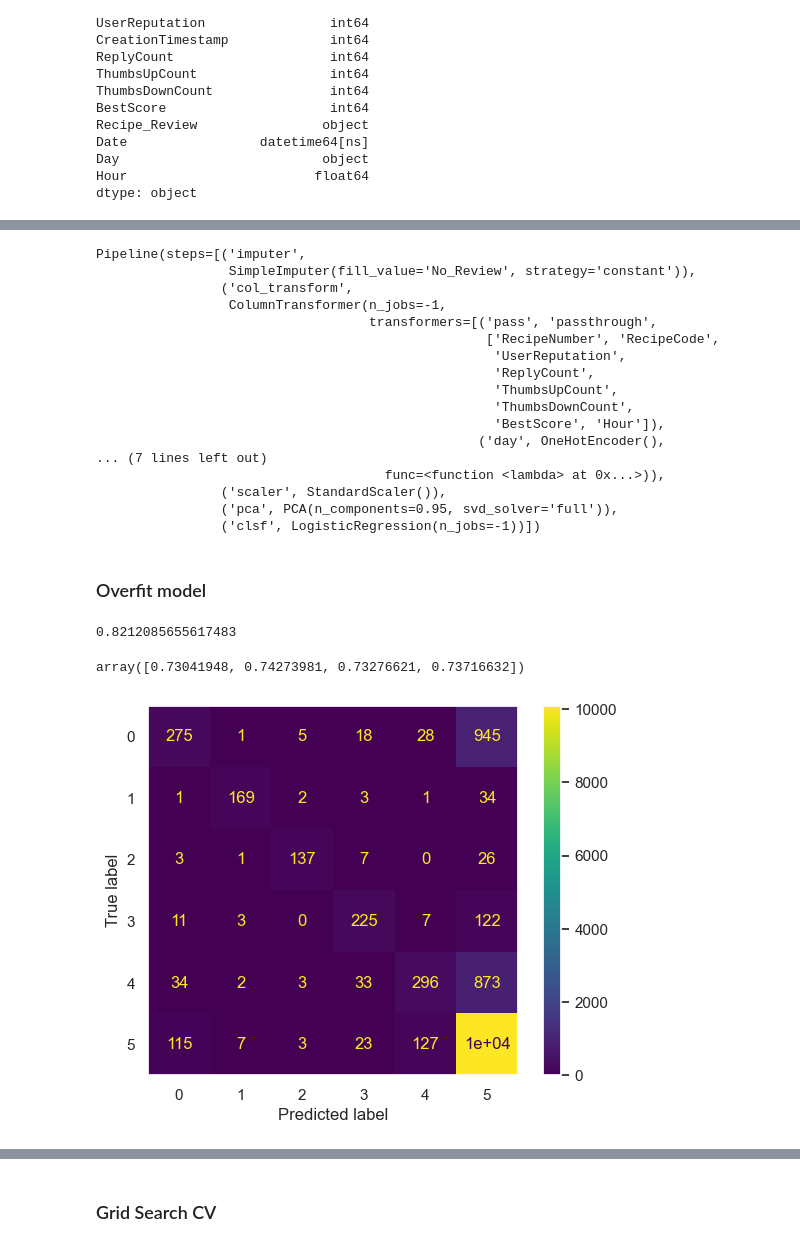
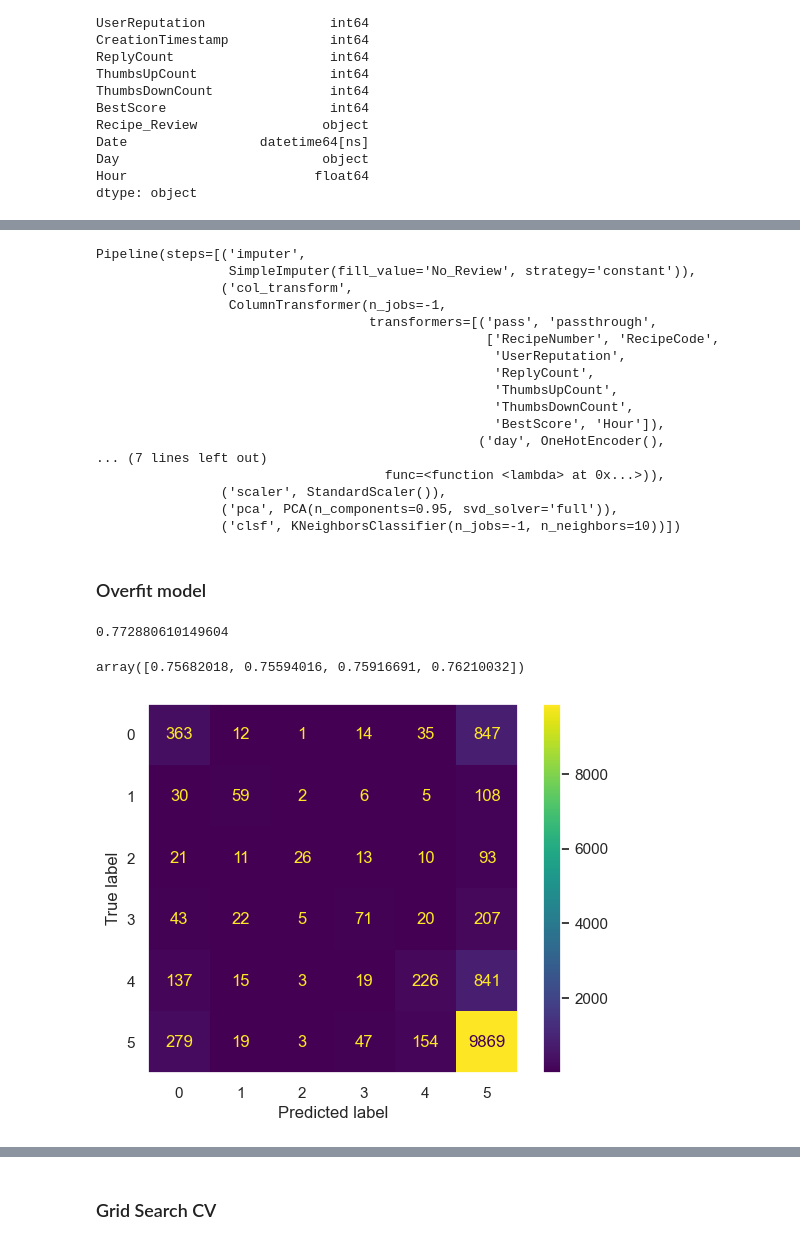
Before and after one commit to seg-fault123/mlp_project, a Jupyter notebook: preprocessing.ipynb, the cells around one changed output, grey strips where cells are left out. Saved outputs shown, nothing was run; the diff lists cells and outputs as text; code cells hidden in the pictures.

```diff
--- a/preprocessing.ipynb
+++ b/preprocessing.ipynb
@@ -138,14 +138,14 @@ col_transform=ColumnTransformer([('pass', 'passthrough', ['RecipeNumber', 'Recip
                                  ('day', OneHotEncoder(), ['Day']),
                                  ('vect2', CountVectorizer(stop_words='english', max_features=1000), 'Recipe_Review')], n_jobs=-1)
 
-log_reg_pipeline=Pipeline([('imputer', SimpleImputer(fill_value='No_Review', strategy='constant').set_output(transform='pandas')),
+pipeline=Pipeline([('imputer', SimpleImputer(fill_value='No_Review', strategy='constant').set_output(transform='pandas')),
                            ('col_transform', col_transform),
                            ('dense', FunctionTransformer(lambda x: x.toarray(), accept_sparse=True)),
                            ('scaler', StandardScaler()),
                            ('pca', PCA(n_components=0.95, svd_solver='full')),
-                           ('clsf', LogisticRegression(n_jobs=-1))])
+                           ('clsf', KNeighborsClassifier(n_jobs=-1, n_neighbors=10))])
 # %%
-log_reg_pipeline.fit(X_train, y_train)
+pipeline.fit(X_train, y_train)
 # %% [output]
 Pipeline(steps=[('imputer',
                  SimpleImputer(fill_value='No_Review', strategy='constant')),
@@ -163,25 +163,25 @@ Pipeline(steps=[('imputer',
                                      func=<function <lambda> at 0x...>)),
                 ('scaler', StandardScaler()),
                 ('pca', PCA(n_components=0.95, svd_solver='full')),
-                ('clsf', LogisticRegression(n_jobs=-1))])
+                ('clsf', KNeighborsClassifier(n_jobs=-1, n_neighbors=10))])
 # %% [markdown]
 ### Overfit model
 # %%
-train_predict=log_reg_pipeline.predict(X_train)
-test_predict=log_reg_pipeline.predict(test_data)
+train_predict=pipeline.predict(X_train)
+test_predict=pipeline.predict(test_data)
 # %%
 accuracy_score(y_train, train_predict)
 # %% [output]
-0.8212085655617483
+0.772880610149604
 # %%
-cross_val_score(log_reg_pipeline, X_train, y_train, cv=4)
+cross_val_score(pipeline, X_train, y_train, cv=4)
 # %% [output]
-array([0.73041948, 0.74273981, 0.73276621, 0.73716632])
+array([0.75682018, 0.75594016, 0.75916691, 0.76210032])
 # %%
-ConfusionMatrixDisplay.from_predictions(y_train, train_predict, display_labels=log_reg_pipeline.classes_)
+ConfusionMatrixDisplay.from_predictions(y_train, train_predict, display_labels=pipeline.classes_)
 plt.grid(False)
 # %% [output]
-[figure, old version]
+[figure, new version]
 # %%
 print(classification_report(y_train, train_predict))
 # %% [output]
```
Also changed, not shown: parts of 7 cells of this notebook.
